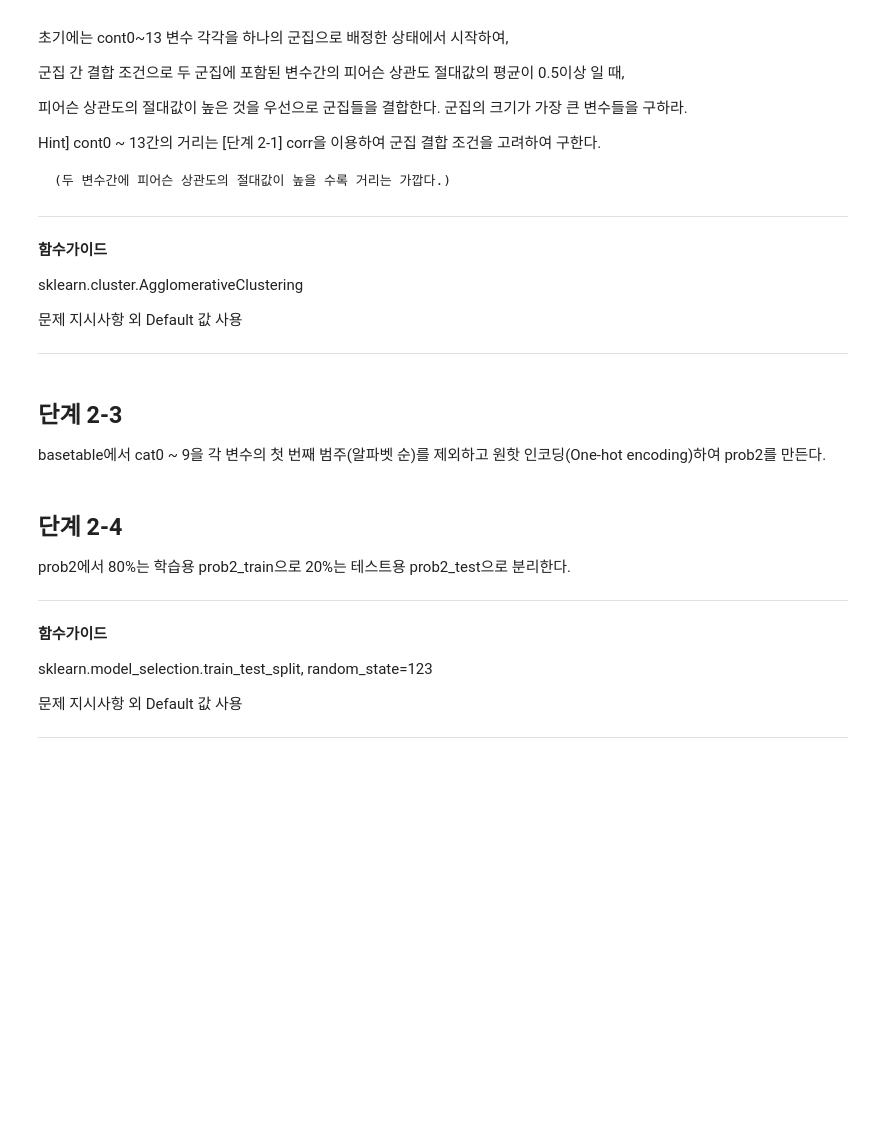
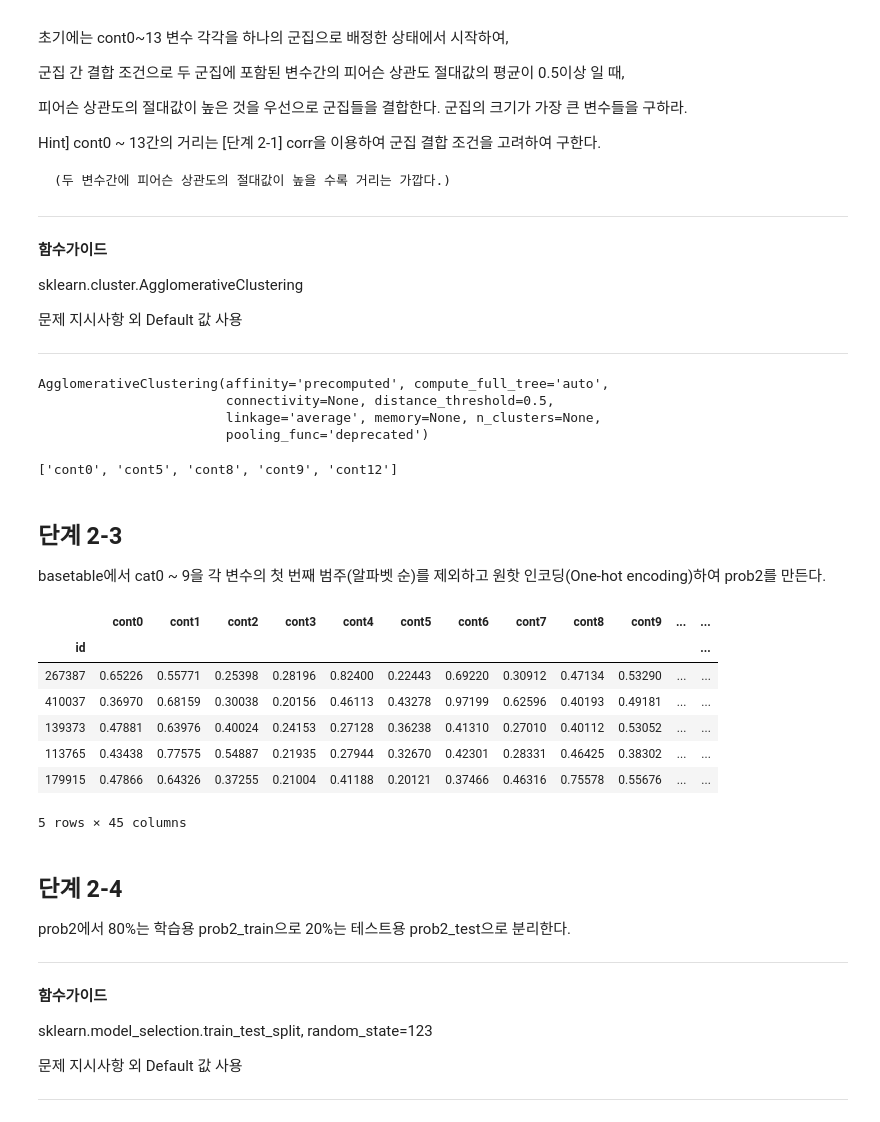
Before and after one commit to dowonjj/DS_lv3_2504_2, a Jupyter notebook: sec_ds_lv3_prob2_prob.ipynb, the cells around one changed output. Cells and saved outputs as stored; diff of their text form; code cells hidden in the pictures; blank space fills up the shorter version.

```diff
--- a/sec_ds_lv3_prob2_prob.ipynb
+++ b/sec_ds_lv3_prob2_prob.ipynb
@@ -770,10 +792,54 @@ sklearn.cluster.AgglomerativeClustering
 문제 지시사항 외 Default 값 사용
 
 ---
+# %%
+from sklearn.cluster import AgglomerativeClustering
+# df_corr -> df_dist
+
+# 2안: 성립하지 않습니다.
+# 군집 간 결합 조건으로 두 군집에 포함된 변수간의 피어슨 상관도 절대값의 평균이 0.5이상 일 때,
+# => 대응 불가 => 적용 불가
+# 1 / df_corr.abs() - 1
+
+# 1안
+# 군집 간 결합 조건으로 두 군집에 포함된 변수간의 피어슨 상관도 절대값의 평균이 0.5이상 일 때,
+df_dist = 1 - df_corr.abs()
+clu_agg = AgglomerativeClustering(
+    n_clusters = None,
+    affinity = 'precomputed',
+    linkage = 'average', # 거리의 평균
+    distance_threshold = 0.5 #  0.5 이하 일때
+)
+clu_agg.fit(df_dist)
+# %% [output]
+AgglomerativeClustering(affinity='precomputed', compute_full_tree='auto',
+                        connectivity=None, distance_threshold=0.5,
+                        linkage='average', memory=None, n_clusters=None,
+                        pooling_func='deprecated')
+# %%
+# 군집의 크기가 가장 큰 변수들을 구하라.
+X_corr = df_dist.columns[
+    clu_agg.labels_ == pd.Series(clu_agg.labels_).value_counts().idxmax()
+].tolist()
+X_corr
+# %% [output]
+['cont0', 'cont5', 'cont8', 'cont9', 'cont12']
 # %% [markdown]
 ## 단계 2-3
 
 basetable에서 cat0 ~ 9을 각 변수의 첫 번째 범주(알파벳 순)를 제외하고 원핫 인코딩(One-hot encoding)하여 prob2를 만든다.
+# %%
+df_prob2 = pd.get_dummies(df_basetable, columns = cat_cols, drop_first = True)
+df_prob2.head()
+# %% [output]
+|  | cont0 | cont1 | cont2 | cont3 | cont4 | cont5 | cont6 | cont7 | cont8 | cont9 | ... | ... |
+| id |  |  |  |  |  |  |  |  |  |  |  | ... |
+| 267387 | 0.65226 | 0.55771 | 0.25398 | 0.28196 | 0.82400 | 0.22443 | 0.69220 | 0.30912 | 0.47134 | 0.53290 | ... | ... |
+| 410037 | 0.36970 | 0.68159 | 0.30038 | 0.20156 | 0.46113 | 0.43278 | 0.97199 | 0.62596 | 0.40193 | 0.49181 | ... | ... |
+| 139373 | 0.47881 | 0.63976 | 0.40024 | 0.24153 | 0.27128 | 0.36238 | 0.41310 | 0.27010 | 0.40112 | 0.53052 | ... | ... |
+| 113765 | 0.43438 | 0.77575 | 0.54887 | 0.21935 | 0.27944 | 0.32670 | 0.42301 | 0.28331 | 0.46425 | 0.38302 | ... | ... |
+| 179915 | 0.47866 | 0.64326 | 0.37255 | 0.21004 | 0.41188 | 0.20121 | 0.37466 | 0.46316 | 0.75578 | 0.55676 | ... | ... |
+5 rows × 45 columns
 # %% [markdown]
 ## 단계 2-4
 
```
Also changed, not shown: parts of 69 cells of this notebook.
